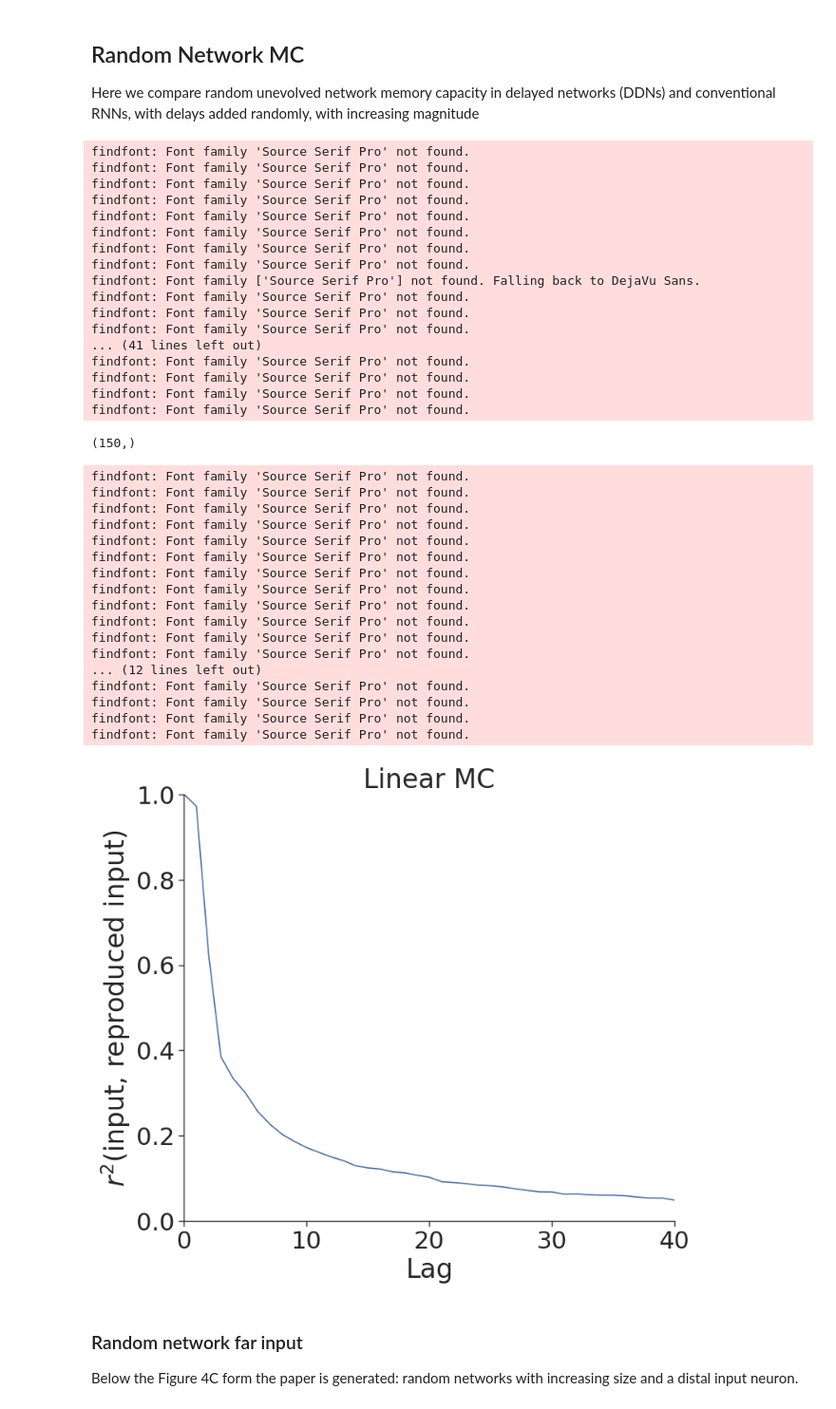
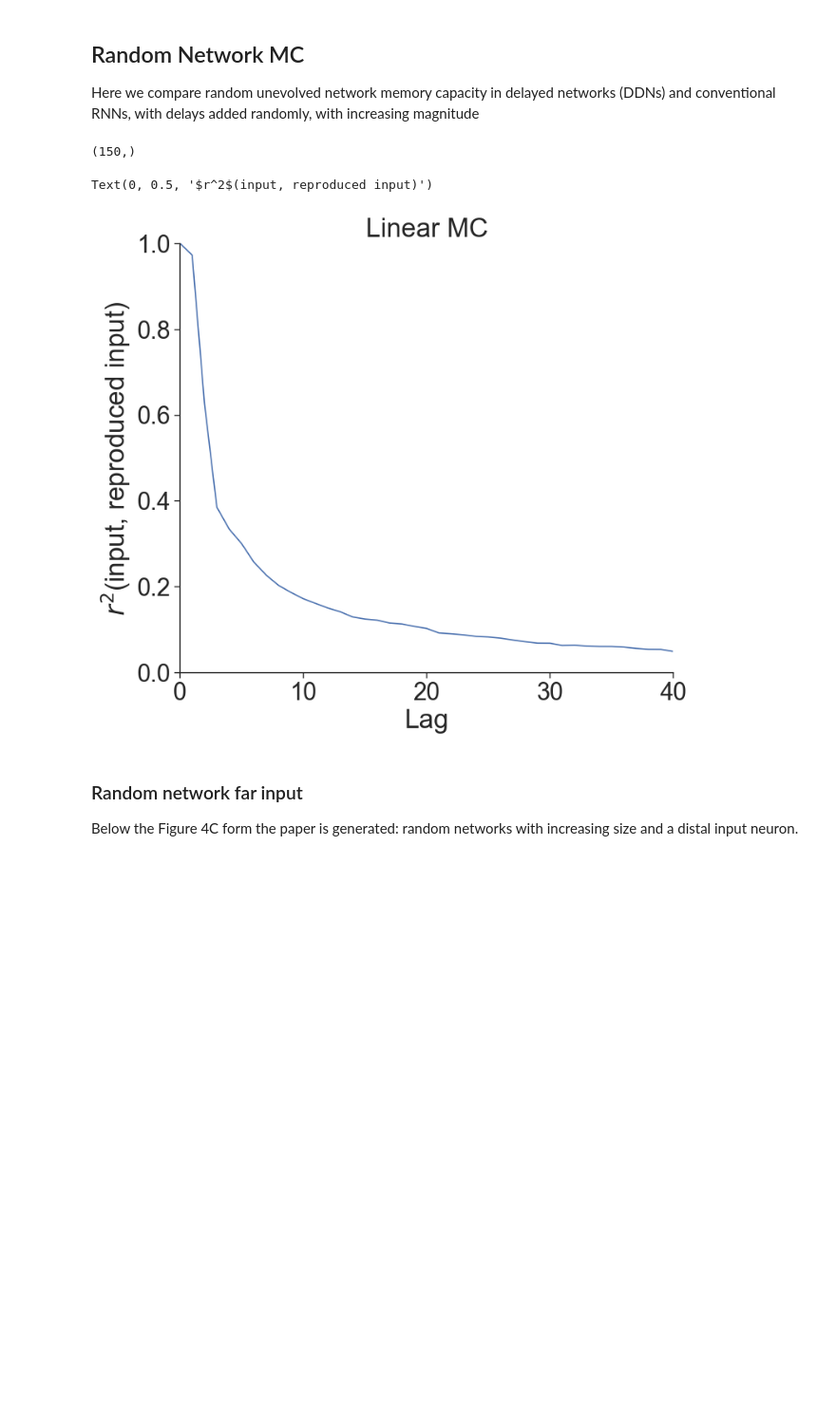
Before and after one commit to StefanIacob/DDN-public, a Jupyter notebook: MC-Analysis.ipynb, the cells around one changed output. Shown at 95% size. Saved outputs shown, nothing was run; the diff lists cells and outputs as text; code cells hidden in the pictures; blank space fills up the shorter version.

```diff
--- a/MC-Analysis.ipynb
+++ b/MC-Analysis.ipynb
@@ -206,60 +214,27 @@ mc_added_delays_near[0] = mc_added_delays_far[0]
 # %%
 import seaborn as sns
 custom_params = {"axes.spines.right": False, "axes.spines.top": False}
-sns.set_theme(style="ticks", font='Source Serif Pro', font_scale=2.5, palette='deep', context='paper', rc=custom_params)
+sns.set_theme(style="ticks", font_scale=2.5, palette='deep', context='paper', rc=custom_params)
 plt.figure(figsize=(8,7))
 total_mc = []
 
 for mc in mc_added_delays_far[:1]:
     mc = np.array(mc)**2
     mc[0] = 1
     print(mc.shape)
     plt.plot(mc)
     total_mc.append(round(np.sum(mc), 2))
 
 plt.title("Linear MC")
 plt.ylim(0, 1)
 plt.xlim(0, 40)
 plt.xlabel("Lag")
 plt.ylabel(r"$r^2$(input, reproduced input)")
-plt.savefig("figs_output/example_MC.pdf")
+# plt.savefig("figs_output/example_MC.pdf")
 # %% [output]
-findfont: Font family 'Source Serif Pro' not found.
-findfont: Font family 'Source Serif Pro' not found.
-findfont: Font family 'Source Serif Pro' not found.
-findfont: Font family 'Source Serif Pro' not found.
-findfont: Font family 'Source Serif Pro' not found.
-findfont: Font family 'Source Serif Pro' not found.
-findfont: Font family 'Source Serif Pro' not found.
-findfont: Font family 'Source Serif Pro' not found.
-findfont: Font family ['Source Serif Pro'] not found. Falling back to DejaVu Sans.
-findfont: Font family 'Source Serif Pro' not found.
-findfont: Font family 'Source Serif Pro' not found.
-findfont: Font family 'Source Serif Pro' not found.
-... (41 lines left out)
-findfont: Font family 'Source Serif Pro' not found.
-findfont: Font family 'Source Serif Pro' not found.
-findfont: Font family 'Source Serif Pro' not found.
-findfont: Font family 'Source Serif Pro' not found.
+(150,)
-(150,)
+Text(0, 0.5, '$r^2$(input, reproduced input)')
-findfont: Font family 'Source Serif Pro' not found.
-findfont: Font family 'Source Serif Pro' not found.
-findfont: Font family 'Source Serif Pro' not found.
-findfont: Font family 'Source Serif Pro' not found.
-findfont: Font family 'Source Serif Pro' not found.
-findfont: Font family 'Source Serif Pro' not found.
-findfont: Font family 'Source Serif Pro' not found.
-findfont: Font family 'Source Serif Pro' not found.
-findfont: Font family 'Source Serif Pro' not found.
-findfont: Font family 'Source Serif Pro' not found.
-findfont: Font family 'Source Serif Pro' not found.
-findfont: Font family 'Source Serif Pro' not found.
-... (12 lines left out)
-findfont: Font family 'Source Serif Pro' not found.
-findfont: Font family 'Source Serif Pro' not found.
-findfont: Font family 'Source Serif Pro' not found.
-findfont: Font family 'Source Serif Pro' not found.
-[figure, old version]
+[figure, new version]
 # %% [markdown]
 ### Random network far input
 Below the Figure 4C form the paper is generated: random networks with increasing size and a distal input neuron.
```
Also changed, not shown: parts of 4 cells of this notebook.
